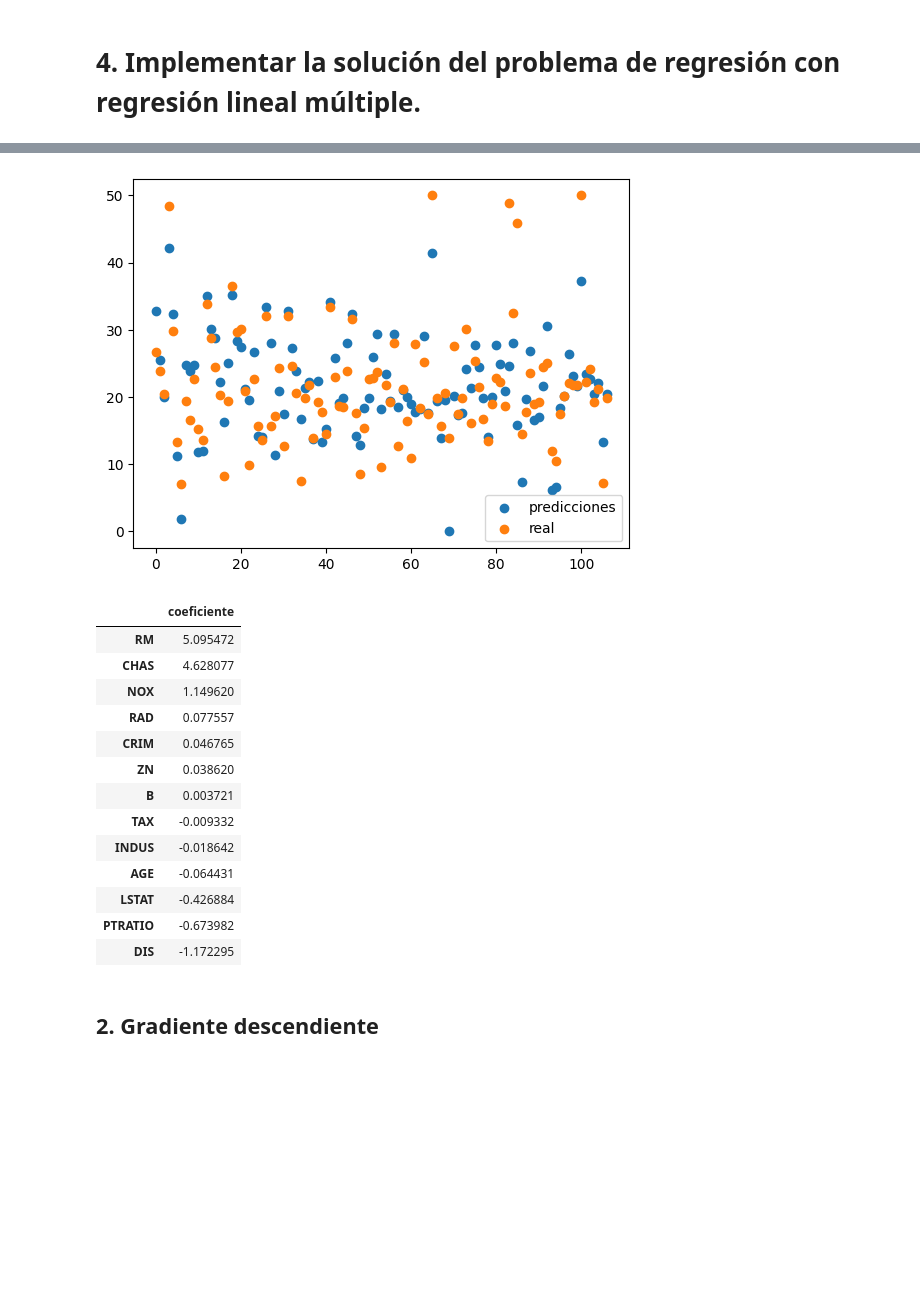
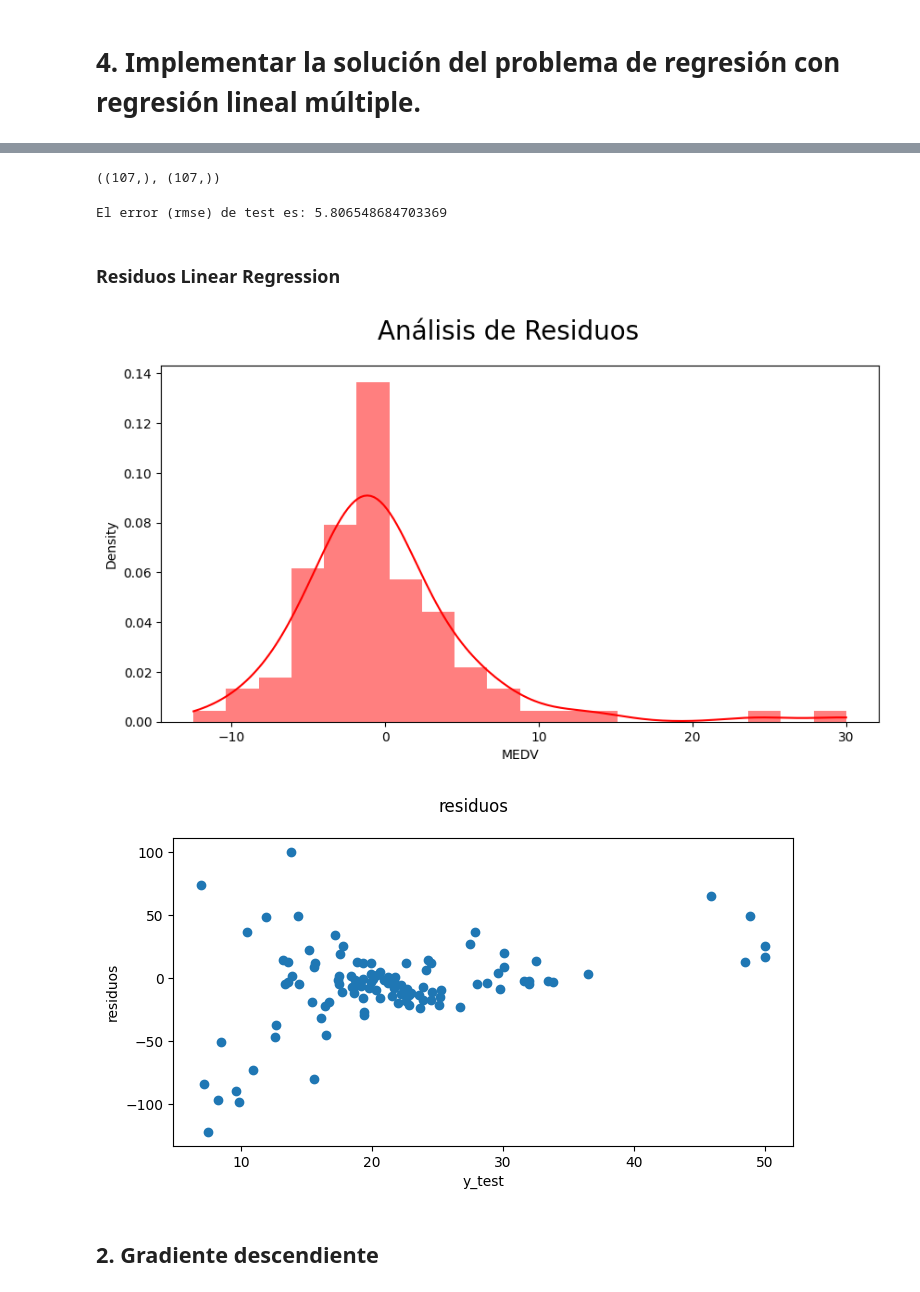
Before and after one commit to julilc/AA1-TUIA-LopezCeratto-RodriguezGrino-Slepoy, a Jupyter notebook: Tp-regresion-AA1-Kn.ipynb, the cells around one changed output, grey strips where cells are left out. Cells and saved outputs as stored; diff of their text form; code cells hidden in the pictures; blank space fills up the shorter version.

```diff
--- a/Tp-regresion-AA1-Kn.ipynb
+++ b/Tp-regresion-AA1-Kn.ipynb
@@ -306,4 +344,4 @@ imputer = SimpleImputer(strategy='median')
 imputer.fit(X_train)  # X_train ya no tiene NaN, fue imputado con KNN
 
 # 3. Aplicar la mediana del conjunto de entrenamiento para imputar el conjunto de prueba
-X_test_imputed = pd.DataFrame(imputer.transform(X_test))
+X_test = pd.DataFrame(imputer.transform(X_test))
@@ -338,29 +348,38 @@ RMSE en el conjunto de prueba: 5.81
-# %%
-x=range(len(y_test))
-plt.scatter(x, y=y_test_pred, label='predicciones')
-plt.scatter(x, y=y_test, label='real')
-plt.legend()
-plt.show()
-# %% [output]
-[figure, removed]
-# %%
-coeficientes=pd.DataFrame(data=linear_r.coef_.T, index=X_train.columns, columns=['coeficiente'])
-coeficientes.sort_values(by='coeficiente', ascending=False)
-# %% [output]
-|  | coeficiente |
-| RM | 5.095472 |
-| CHAS | 4.628077 |
-| NOX | 1.149620 |
-| RAD | 0.077557 |
-| CRIM | 0.046765 |
-| ZN | 0.038620 |
-| B | 0.003721 |
-| TAX | -0.009332 |
-| INDUS | -0.018642 |
-| AGE | -0.064431 |
-| LSTAT | -0.426884 |
-| PTRATIO | -0.673982 |
-| DIS | -1.172295 |
+# %%
+# Predicciones
+y_pred = model_lr.predict(X_test)
+#predicciones = predicciones.flatten()
+#predicciones[:10]
+y_pred.shape, y_test.shape
+# %% [output]
+((107,), (107,))
+# %%
+# Error de test del modelo. Uso rmse para mantener la misma escala que la variable a predecir
+
+rmse_ols = mean_squared_error(y_test, y_pred, squared = False)
+
+print(f"El error (rmse) de test es: {rmse_ols}")
+# %% [output]
+El error (rmse) de test es: 5.806548684703369
+# %% [markdown]
+### Residuos Linear Regression
+# %%
+fig = plt.figure(figsize=(10,5))
+
+sns.histplot((y_test - y_pred), color="red", kde=True, stat="density", linewidth=0,bins=20)
+fig.suptitle('Análisis de Residuos', fontsize = 20)
+plt.show()
+# %% [output]
+[figure, added]
+# %%
+fig = plt.figure(figsize=(8,4))
+fig.suptitle('residuos')
+plt.xlabel('y_test')
+plt.ylabel('residuos')
+plt.scatter(y_test,100*(y_test-y_pred)/y_test)
+plt.show()
+# %% [output]
+[figure, added]
 # %% [markdown]
 ## 2. Gradiente descendiente
 # %%
```
Also changed, not shown: parts of 20 cells of this notebook.
